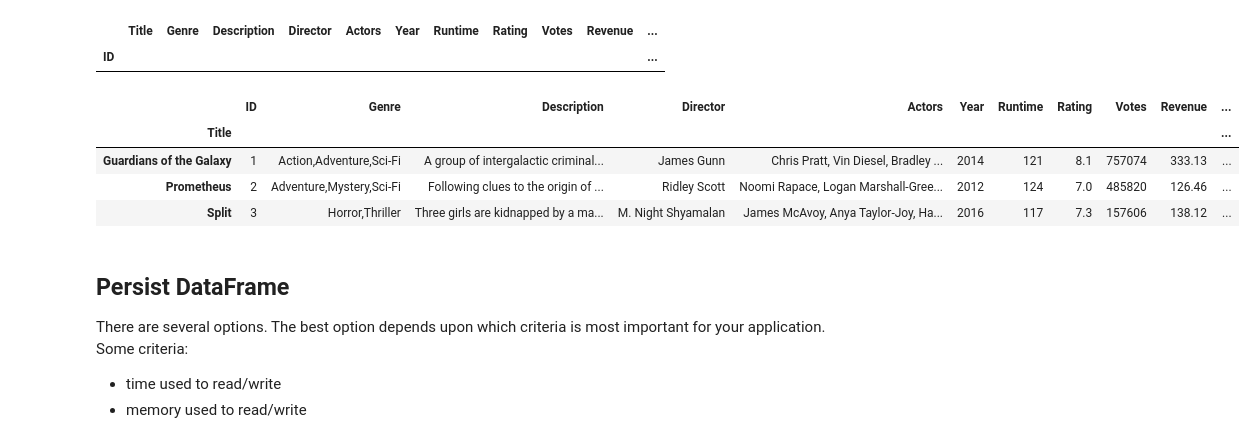
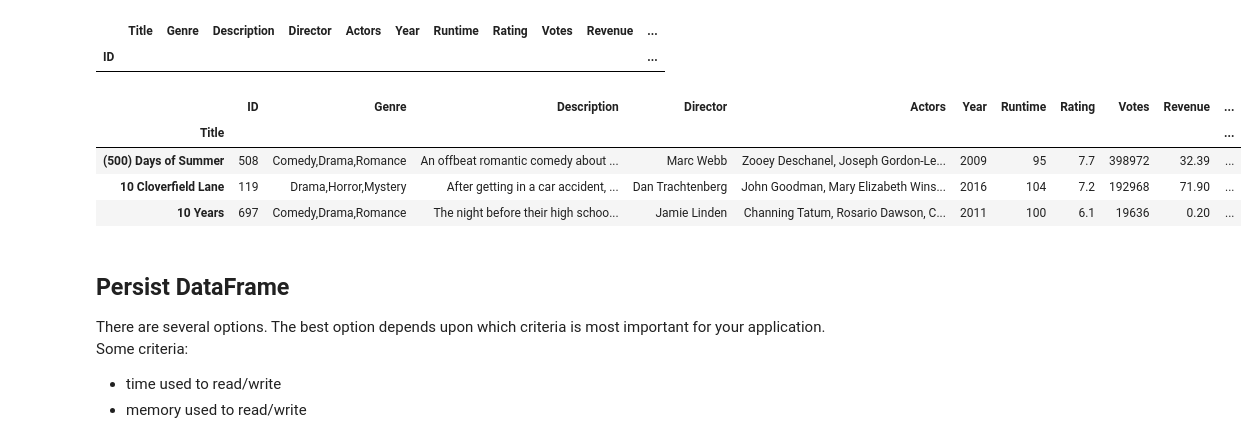
Before and after one commit to sdiehl28/Scikit-Learn-Workflow, a Jupyter notebook: python/Pandas02.ipynb, the cells around one changed output. Drawn from its saved outputs; the diff is of its cells as text; code cells hidden in the pictures.

```diff
--- a/python/Pandas02.ipynb
+++ b/python/Pandas02.ipynb
@@ -129,16 +129,17 @@ get_dups(movies, ['Title'])
 # %%
 # remove ID as an index, but keep it as a column
 movies = movies.reset_index(drop=False)
 
-# set the index to Title
+# set the index to Title and sort it
 movies = movies.set_index('Title', drop=True)
+movies = movies.sort_index()
 movies.head(3)
 # %% [output]
 |  | ID | Genre | Description | Director | Actors | Year | Runtime | Rating | Votes | Revenue | ... |
 | Title |  |  |  |  |  |  |  |  |  |  | ... |
-| Guardians of the Galaxy | 1 | Action,Adventure,Sci-Fi | A group of intergalactic criminal... | James Gunn | Chris Pratt, Vin Diesel, Bradley ... | 2014 | 121 | 8.1 | 757074 | 333.13 | ... |
-| Prometheus | 2 | Adventure,Mystery,Sci-Fi | Following clues to the origin of ... | Ridley Scott | Noomi Rapace, Logan Marshall-Gree... | 2012 | 124 | 7.0 | 485820 | 126.46 | ... |
-| Split | 3 | Horror,Thriller | Three girls are kidnapped by a ma... | M. Night Shyamalan | James McAvoy, Anya Taylor-Joy, Ha... | 2016 | 117 | 7.3 | 157606 | 138.12 | ... |
+| (500) Days of Summer | 508 | Comedy,Drama,Romance | An offbeat romantic comedy about ... | Marc Webb | Zooey Deschanel, Joseph Gordon-Le... | 2009 | 95 | 7.7 | 398972 | 32.39 | ... |
+| 10 Cloverfield Lane | 119 | Drama,Horror,Mystery | After getting in a car accident, ... | Dan Trachtenberg | John Goodman, Mary Elizabeth Wins... | 2016 | 104 | 7.2 | 192968 | 71.90 | ... |
+| 10 Years | 697 | Comedy,Drama,Romance | The night before their high schoo... | Jamie Linden | Channing Tatum, Rosario Dawson, C... | 2011 | 100 | 6.1 | 19636 | 0.20 | ... |
 # %% [markdown]
 ## Persist DataFrame
 
```
Also changed, not shown: parts of 3 cells of this notebook, 2 other files.
